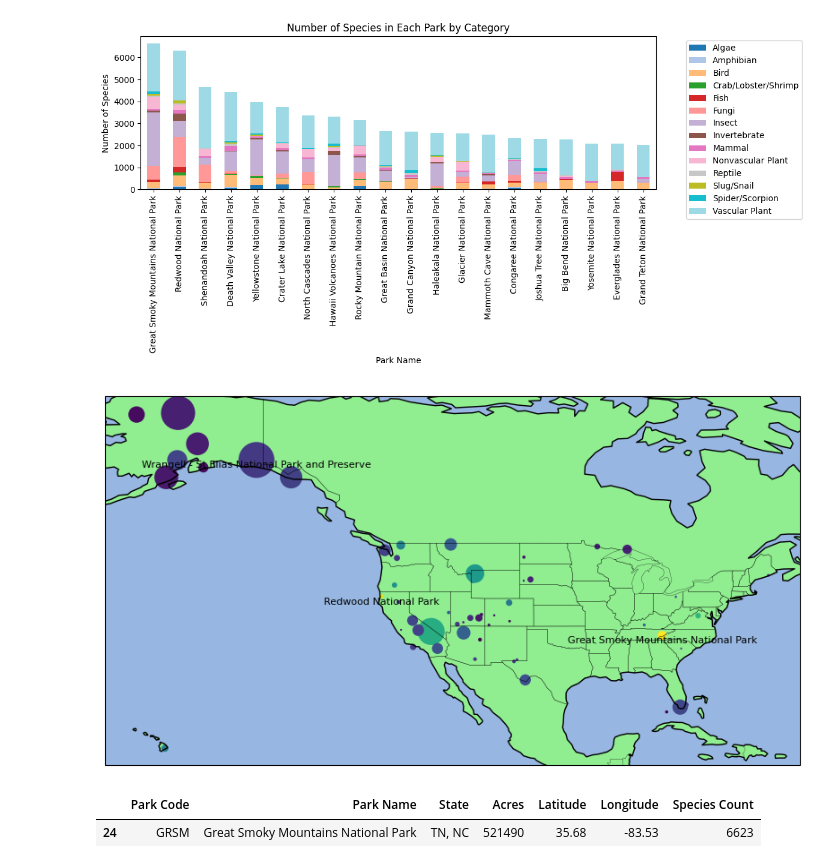
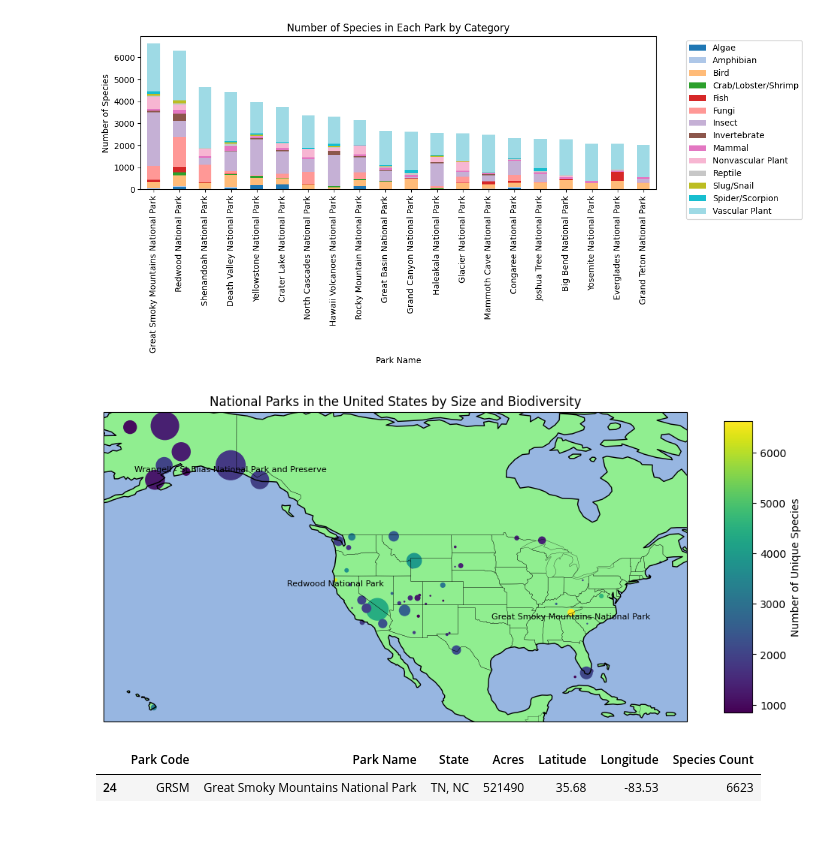
Before and after one commit to elijahsandler/nps-biodiversity, a Jupyter notebook: initial_viz.ipynb, the cells around one changed output. Cells and saved outputs as stored; diff of their text form; code cells hidden in the pictures; blank space fills up the shorter version.

Commit message:
update map w colorbar

```diff
--- a/initial_viz.ipynb
+++ b/initial_viz.ipynb
@@ -79,43 +79,55 @@ species_total = species_total.rename("Species Count").astype(int)
 # Join to parks data
 parks = parks.join(species_total, on='Park Name').sort_values('Park Name')
 # %%
-# plot location of parks on map w cartopy
+import matplotlib.pyplot as plt
 import cartopy.crs as ccrs
 import cartopy.feature as cfeature
+import matplotlib as mpl
 
 # Create a map
 fig = plt.figure(figsize=(10, 10))
 
 # Add a map projection
 ax = fig.add_subplot(1, 1, 1, projection=ccrs.PlateCarree())
 
 # Add natural features
 ax.add_feature(cfeature.LAND, facecolor='lightgreen')
 ax.add_feature(cfeature.OCEAN)
 ax.add_feature(cfeature.COASTLINE)
 ax.add_feature(cfeature.BORDERS, linestyle='-', linewidth=.2)
 ax.add_feature(cfeature.STATES, linestyle='-', linewidth=.2)
 
-# Add parks
-ax.scatter(
+# Normalize the species count to get a suitable color scale
+norm = mpl.colors.Normalize(vmin=parks['Species Count'].min(), vmax=parks['Species Count'].max())
+
+# Create scatter plot for parks with color reflecting 'Species Count'
+scatter = ax.scatter(
     parks['Longitude'], parks['Latitude'],
     c=parks['Species Count'], s=parks['Acres'] / 10000,
-    alpha=1, edgecolors='none'
+    cmap='viridis', norm=norm, alpha=1, edgecolors='none'
 )
 
-# add labels to smoky mountains, Wrangell-St. Elias and redwood
+# Add labels for specific parks
 for park in ['Great Smoky Mountains National Park',
              'Wrangell - St Elias National Park and Preserve',
              'Redwood National Park']:
     row = parks[parks['Park Name'] == park]
     if not row.empty:
         ax.text(row['Longitude'].iloc[0], row['Latitude'].iloc[0], park,
                 fontsize=8, ha='center', va='top')
 
+# Add colorbar
+cbar = plt.colorbar(scatter, ax=ax, orientation='vertical', shrink=0.4, aspect=10)
+cbar.set_label('Number of Unique Species')
 
+# Add title
+plt.title('National Parks in the United States by Size and Biodiversity')
+
+# Layout and show
+plt.tight_layout()
 plt.show()
 # %% [output]
-[figure, old version]
+[figure, new version]
 # %%
 parks.loc[parks['Park Name'] == 'Great Smoky Mountains National Park']
 # %% [output]
```
